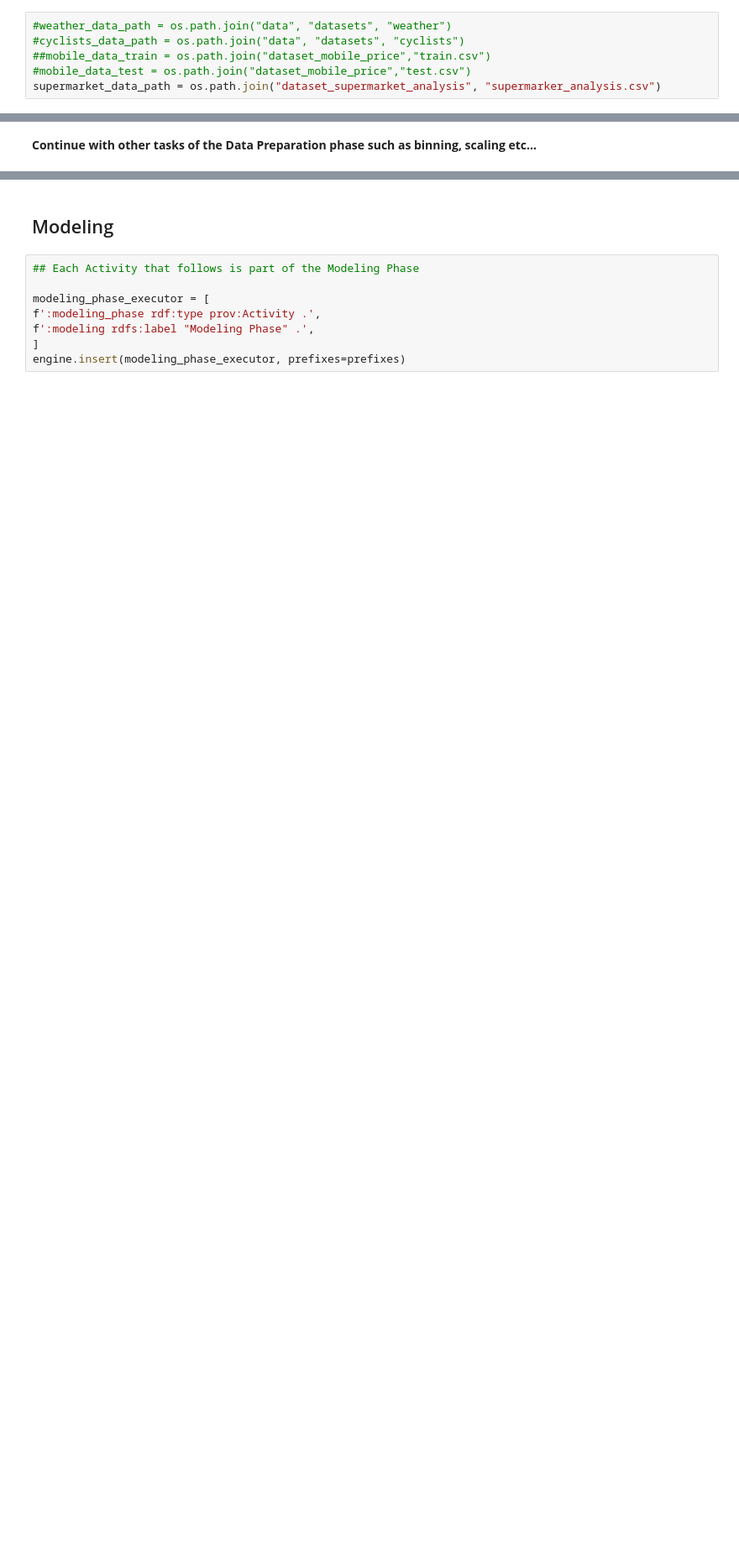
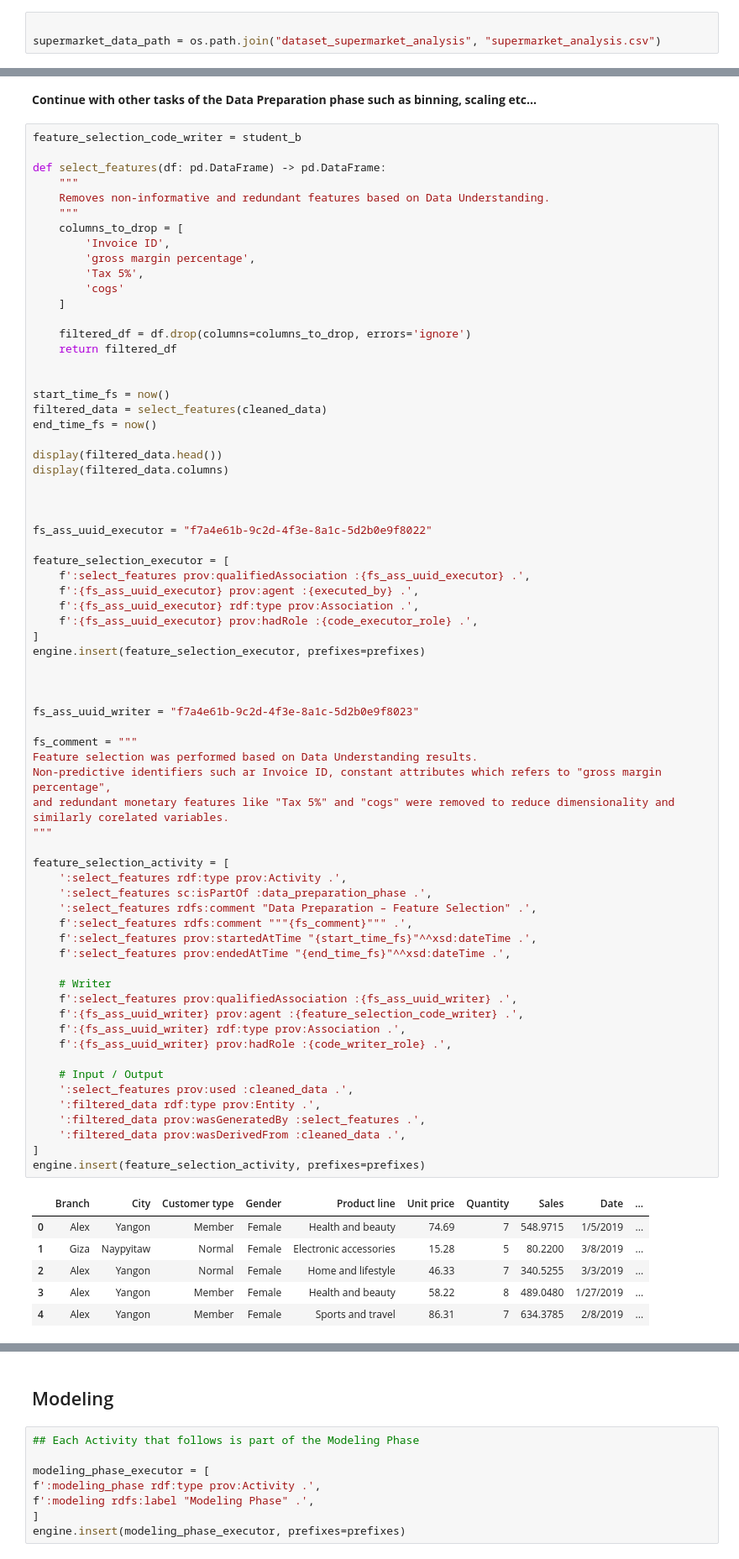
Before and after one commit to milialeksic/BI_ass3, a Jupyter notebook: template_notebool.ipynb, the cells around one changed output, grey strips where cells are left out. Shown at 84% size. Saved outputs shown, nothing was run; the diff lists cells and outputs as text; blank space fills up the shorter version.

```diff
--- a/template_notebool.ipynb
+++ b/template_notebool.ipynb
@@ -173,11 +176,8 @@ for connecting the same elements.
 Compute one for each node (cell) where you need them and make sure to
 use the same one on each re-execution of the notebook.
 # %%
-#weather_data_path = os.path.join("data", "datasets", "weather")
-#cyclists_data_path = os.path.join("data", "datasets", "cyclists")
-##mobile_data_train = os.path.join("dataset_mobile_price","train.csv")
-#mobile_data_test = os.path.join("dataset_mobile_price","test.csv")
-supermarket_data_path = os.path.join("dataset_supermarket_analysis", "supermarker_analysis.csv")
+
+supermarket_data_path = os.path.join("dataset_supermarket_analysis", "supermarket_analysis.csv")
 # %% [markdown]
 ## Business Understanding
 # %%
@@ -1447,2 +1318,77 @@ engine.insert(handle_outliers_activity, prefixes=prefixes)
 # %% [markdown]
 **Continue with other tasks of the Data Preparation phase such as binning, scaling etc...**
+# %%
+feature_selection_code_writer = student_b
+
+def select_features(df: pd.DataFrame) -> pd.DataFrame:
+    """
+    Removes non-informative and redundant features based on Data Understanding.
+    """
+    columns_to_drop = [
+        'Invoice ID',
+        'gross margin percentage',
+        'Tax 5%',
+        'cogs'
+    ]
+
+    filtered_df = df.drop(columns=columns_to_drop, errors='ignore')
+    return filtered_df
+
+
+start_time_fs = now()
+filtered_data = select_features(cleaned_data)
+end_time_fs = now()
+
+display(filtered_data.head())
+display(filtered_data.columns)
+
+
+
+fs_ass_uuid_executor = "f7a4e61b-9c2d-4f3e-8a1c-5d2b0e9f8022"
+
+feature_selection_executor = [
+    f':select_features prov:qualifiedAssociation :{fs_ass_uuid_executor} .',
+    f':{fs_ass_uuid_executor} prov:agent :{executed_by} .',
+    f':{fs_ass_uuid_executor} rdf:type prov:Association .',
+    f':{fs_ass_uuid_executor} prov:hadRole :{code_executor_role} .',
+]
+engine.insert(feature_selection_executor, prefixes=prefixes)
+
+
+
+fs_ass_uuid_writer = "f7a4e61b-9c2d-4f3e-8a1c-5d2b0e9f8023"
+
+fs_comment = """
+Feature selection was performed based on Data Understanding results.
+Non-predictive identifiers such ar Invoice ID, constant attributes which refers to "gross margin percentage",
+and redundant monetary features like "Tax 5%" and "cogs" were removed to reduce dimensionality and similarly corelated variables.
+"""
+
+feature_selection_activity = [
+    ':select_features rdf:type prov:Activity .',
+    ':select_features sc:isPartOf :data_preparation_phase .',
+    ':select_features rdfs:comment "Data Preparation – Feature Selection" .',
+    f':select_features rdfs:comment """{fs_comment}""" .',
+    f':select_features prov:startedAtTime "{start_time_fs}"^^xsd:dateTime .',
+    f':select_features prov:endedAtTime "{end_time_fs}"^^xsd:dateTime .',
+
+    # Writer
+    f':select_features prov:qualifiedAssociation :{fs_ass_uuid_writer} .',
+    f':{fs_ass_uuid_writer} prov:agent :{feature_selection_code_writer} .',
+    f':{fs_ass_uuid_writer} rdf:type prov:Association .',
+    f':{fs_ass_uuid_writer} prov:hadRole :{code_writer_role} .',
+
+    # Input / Output
+    ':select_features prov:used :cleaned_data .',
+    ':filtered_data rdf:type prov:Entity .',
+    ':filtered_data prov:wasGeneratedBy :select_features .',
+    ':filtered_data prov:wasDerivedFrom :cleaned_data .',
+]
+engine.insert(feature_selection_activity, prefixes=prefixes)
+# %% [output]
+|  | Branch | City | Customer type | Gender | Product line | Unit price | Quantity | Sales | Date | ... |
+| 0 | Alex | Yangon | Member | Female | Health and beauty | 74.69 | 7 | 548.9715 | 1/5/2019 | ... |
+| 1 | Giza | Naypyitaw | Normal | Female | Electronic accessories | 15.28 | 5 | 80.2200 | 3/8/2019 | ... |
+| 2 | Alex | Yangon | Normal | Female | Home and lifestyle | 46.33 | 7 | 340.5255 | 3/3/2019 | ... |
+| 3 | Alex | Yangon | Member | Female | Health and beauty | 58.22 | 8 | 489.0480 | 1/27/2019 | ... |
+| 4 | Alex | Yangon | Member | Female | Sports and travel | 86.31 | 7 | 634.3785 | 2/8/2019 | ... |
```
Also changed, not shown: parts of 23 cells of this notebook, 2 other files.
